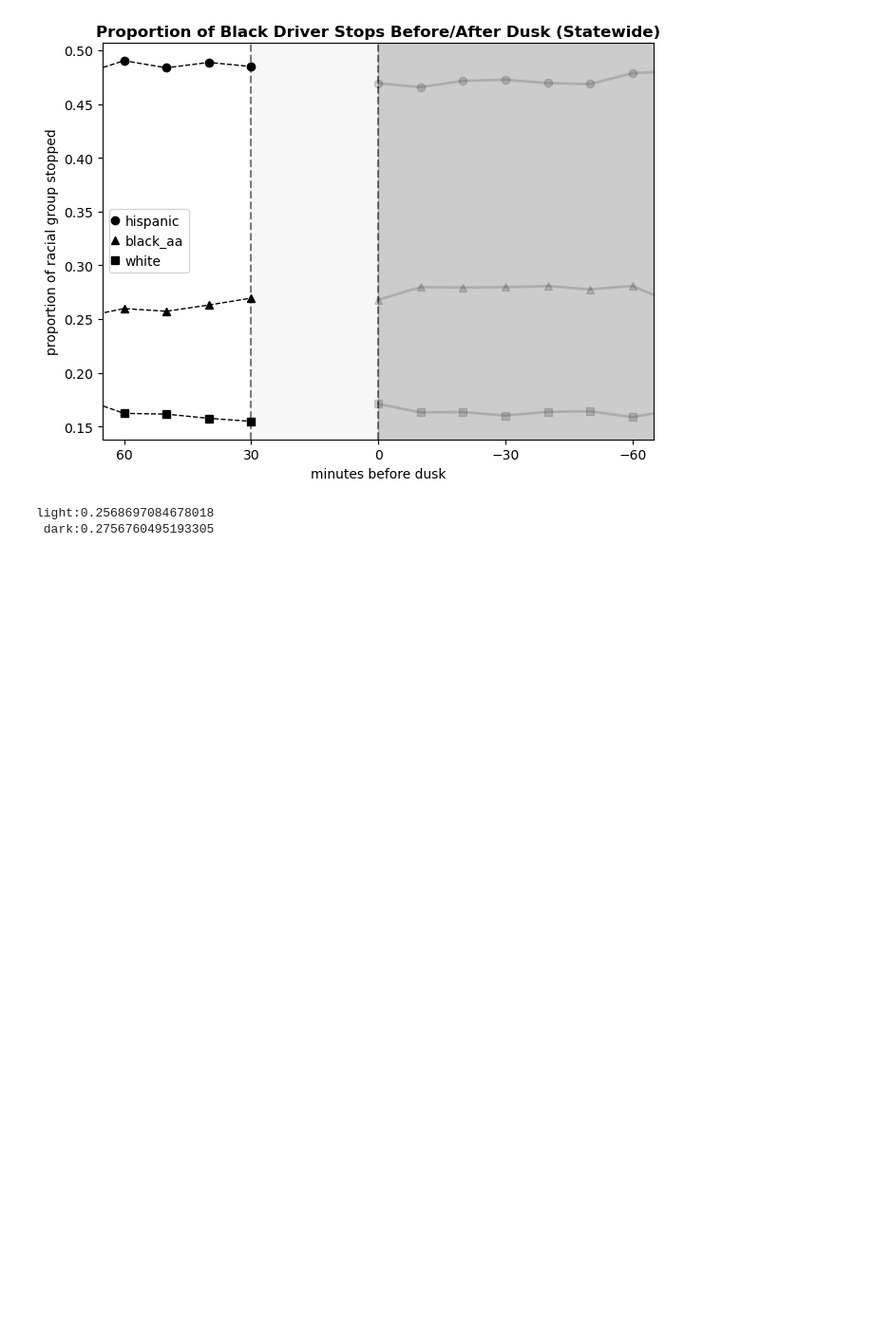
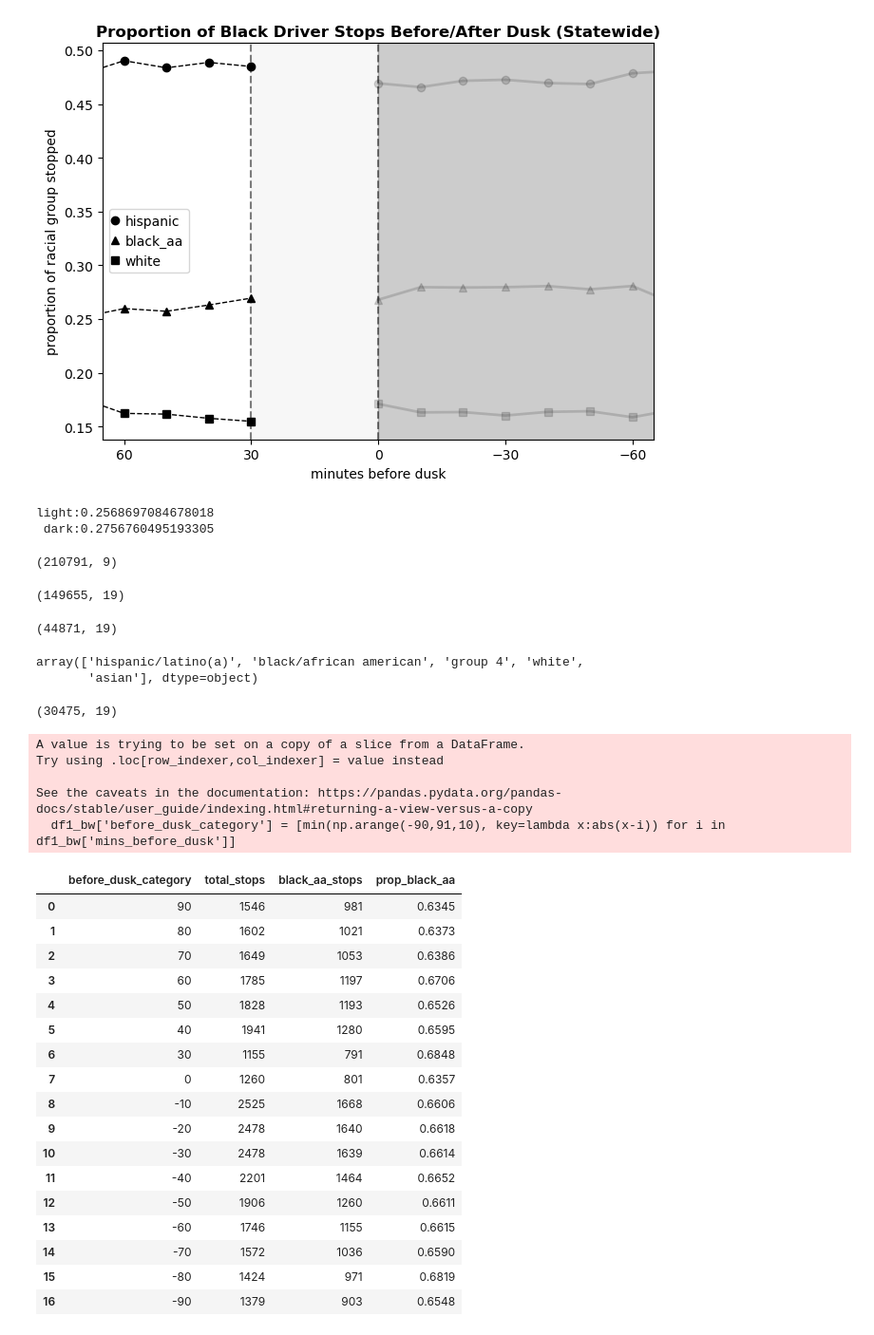
Before and after one commit to kch0p/senior-thesis-pretextual-stops, a Jupyter notebook: Notebooks/Section 2.a log and proportion.ipynb, the cells around one changed output. Shown: that part at 95% size. Cells and saved outputs as stored; diff of their text form; code cells hidden in the pictures; blank space fills up the shorter version.

```diff
--- a/Notebooks/Section 2.a log and proportion.ipynb
+++ b/Notebooks/Section 2.a log and proportion.ipynb
@@ -453,3 +498,7 @@ light:0.2568697084678018
 # plt.ylim(0,2000)
 
 # plt.legend(fontsize=6,borderpad=1,loc='upper left')
+# %%
+itp_full[itp_full['dark']==1].shape
+# %% [output]
+(210791, 9)
@@ -455,0 +507,69 @@ light:0.2568697084678018
+# %%
+test.shape
+# %% [output]
+(149655, 19)
+# %%
+test2 = pd.read_csv('la_final_seasonal.csv')
+test2.shape
+# %% [output]
+(44871, 19)
+# %%
+test['race'].unique()
+# %% [output]
+array(['hispanic/latino(a)', 'black/african american', 'group 4', 'white',
+       'asian'], dtype=object)
+# %%
+df1_bw = test[((test['mins_before_dusk'] <= 95) & (test['mins_before_dusk'] >= -95)) &\
+              ((test['race']=='black/african american') | (test['race']=='white'))] #&\
+print(df1_bw.shape)
+#                   (itp_dusk['city']=='Los Angeles')]
+#         (df['type']=='Moving')][['date','wave','race','mins_stop_time','mins_sunset','mins_after_sunset']]
+
+df1_bw['before_dusk_category'] = [min(np.arange(-90,91,10), key=lambda x:abs(x-i)) for i in df1_bw['mins_before_dusk']]
+prop_table = df1_bw.groupby('before_dusk_category',as_index=False).agg('count')[['before_dusk_category','race']]
+
+
+#############################################
+prop_table['black_aa_stops'] = df1_bw[df1_bw['race']=='black/african american'].groupby('before_dusk_category',as_index=False)\
+                                                                   .agg('count')[['before_dusk_category','race']]\
+                                                                   .rename(columns={'race':'black_aa'})['black_aa']
+prop_table['prop_black_aa'] = round(prop_table['black_aa_stops']/prop_table['race'],4)
+
+
+
+#############################################
+
+
+prop_table = prop_table.sort_values(by='before_dusk_category',ascending=False)\
+                       .reset_index(drop=True)\
+                       .rename(columns={'race':'total_stops'})[['before_dusk_category', 'total_stops',
+                                                                'black_aa_stops','prop_black_aa']]
+
+prop_table_pre = prop_table[(prop_table['before_dusk_category']>=30)]
+prop_table_dusk = prop_table[(prop_table['before_dusk_category']<= 0)]
+prop_table
+# %% [output]
+(30475, 19)
+A value is trying to be set on a copy of a slice from a DataFrame.
+Try using .loc[row_indexer,col_indexer] = value instead
+
+See the caveats in the documentation: https://pandas.pydata.org/pandas-docs/stable/user_guide/indexing.html#returning-a-view-versus-a-copy
+  df1_bw['before_dusk_category'] = [min(np.arange(-90,91,10), key=lambda x:abs(x-i)) for i in df1_bw['mins_before_dusk']]
+|  | before_dusk_category | total_stops | black_aa_stops | prop_black_aa |
+| 0 | 90 | 1546 | 981 | 0.6345 |
+| 1 | 80 | 1602 | 1021 | 0.6373 |
+| 2 | 70 | 1649 | 1053 | 0.6386 |
+| 3 | 60 | 1785 | 1197 | 0.6706 |
+| 4 | 50 | 1828 | 1193 | 0.6526 |
+| 5 | 40 | 1941 | 1280 | 0.6595 |
+| 6 | 30 | 1155 | 791 | 0.6848 |
+| 7 | 0 | 1260 | 801 | 0.6357 |
+| 8 | -10 | 2525 | 1668 | 0.6606 |
+| 9 | -20 | 2478 | 1640 | 0.6618 |
+| 10 | -30 | 2478 | 1639 | 0.6614 |
+| 11 | -40 | 2201 | 1464 | 0.6652 |
+| 12 | -50 | 1906 | 1260 | 0.6611 |
+| 13 | -60 | 1746 | 1155 | 0.6615 |
+| 14 | -70 | 1572 | 1036 | 0.6590 |
+| 15 | -80 | 1424 | 971 | 0.6819 |
+| 16 | -90 | 1379 | 903 | 0.6548 |
```
Also changed, not shown: parts of 27 cells of this notebook, 13 other files.
